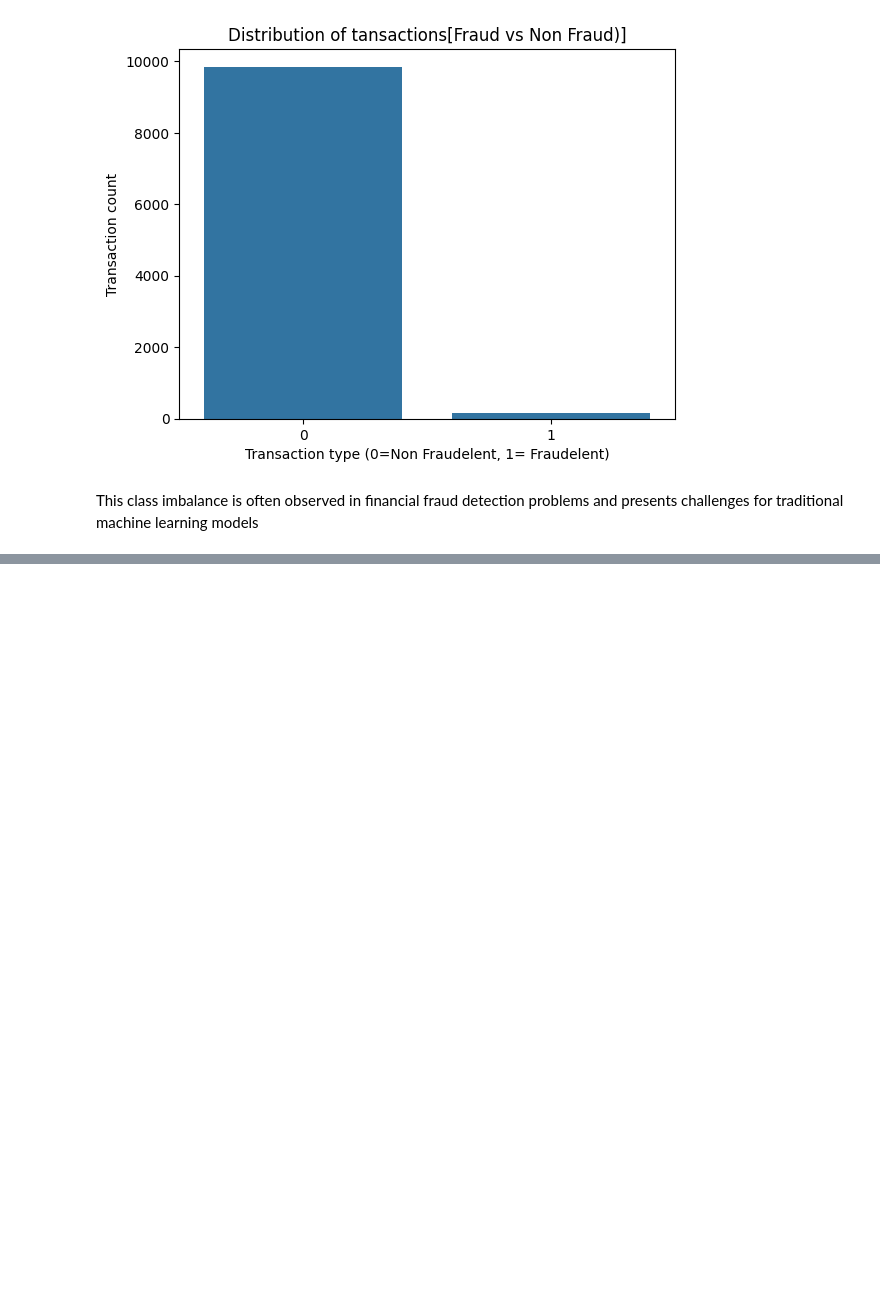
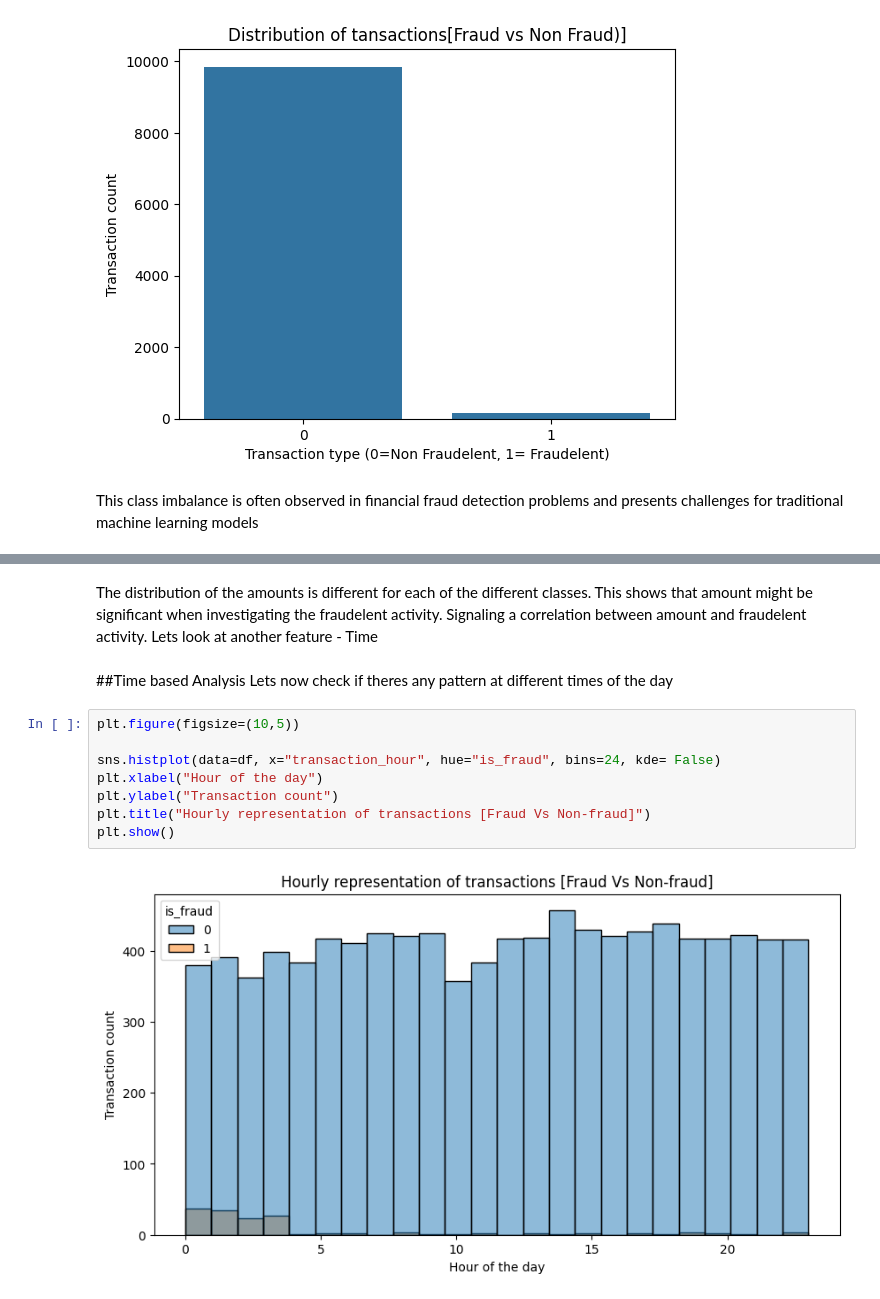
Before and after one commit to FaithKirigi/fraud-investigation-case-study, a Jupyter notebook: notebooks/fraud_investigation_analysis.ipynb, the cells around one changed output, grey strips where cells are left out. Cells and saved outputs as stored; diff of their text form; blank space fills up the shorter version.

```diff
--- a/notebooks/fraud_investigation_analysis.ipynb
+++ b/notebooks/fraud_investigation_analysis.ipynb
@@ -73,0 +86,16 @@ This class imbalance is  often observed in financial fraud detection problems an
+# %% [markdown]
+The distribution of the amounts is different for each of the different classes. This shows that amount might be significant when investigating the fraudelent activity. Signaling a correlation between amount and fraudelent activity.
+Lets look at another feature - Time
+# %% [markdown]
+##Time based Analysis
+Lets now check if theres any pattern at different times of the day
+# %%
+plt.figure(figsize=(10,5))
+
+sns.histplot(data=df, x="transaction_hour", hue="is_fraud", bins=24, kde= False)
+plt.xlabel("Hour of the day")
+plt.ylabel("Transaction count")
+plt.title("Hourly representation of transactions [Fraud Vs Non-fraud]")
+plt.show()
+# %% [output]
+[figure, added]
```
Also changed, not shown: parts of 26 cells of this notebook, 7 other files.
